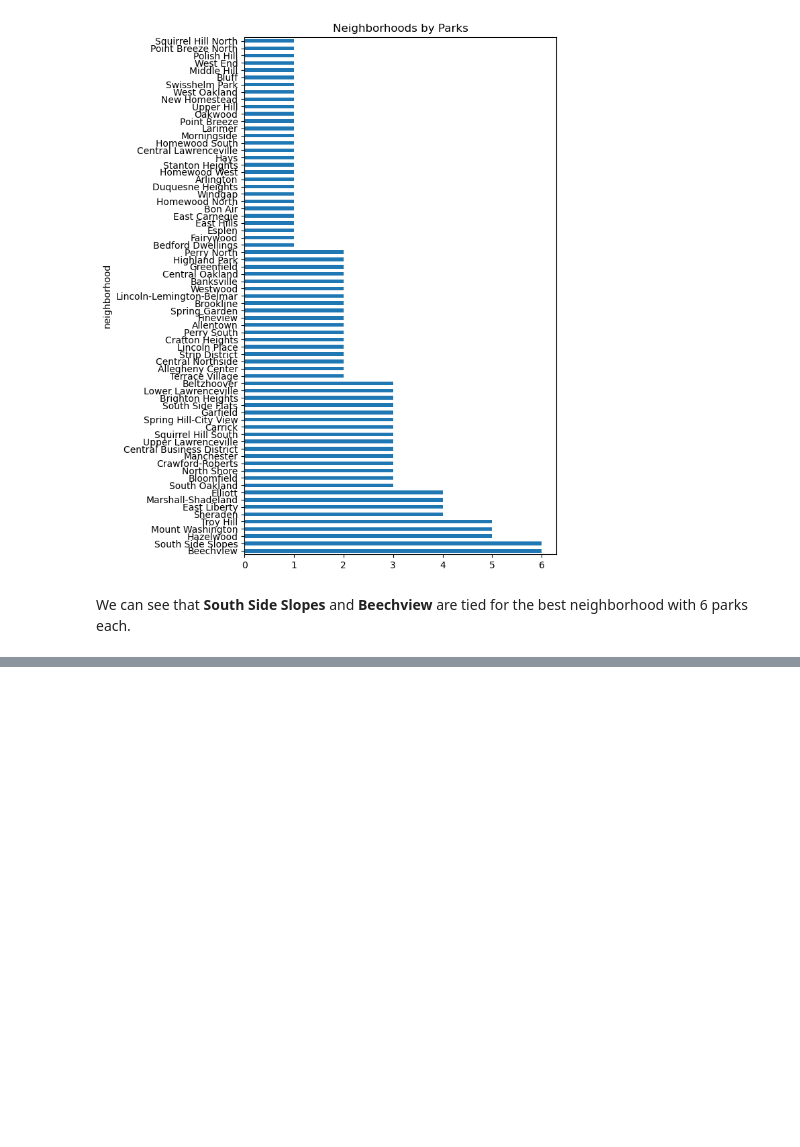
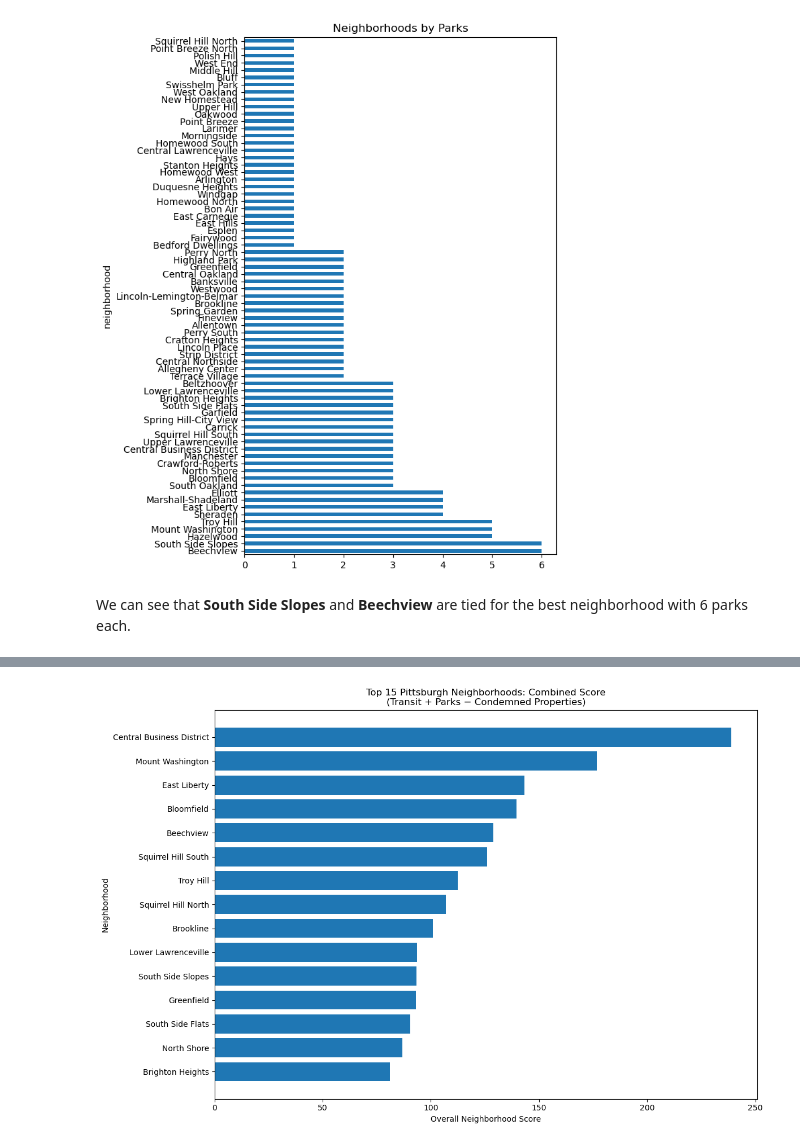
Before and after one commit to cuddlycactus21/big-ideas-final-project, a Jupyter notebook: main.ipynb, the cells around one changed output, grey strips where cells are left out. Saved outputs shown, nothing was run; the diff lists cells and outputs as text; code cells hidden in the pictures; blank space fills up the shorter version.

```diff
--- a/main.ipynb
+++ b/main.ipynb
@@ -42,0 +254,82 @@ We can see that **South Side Slopes** and **Beechview** are tied for the best ne
+# %%
+import pandas as pd
+import matplotlib.pyplot as plt
+
+#condemned/dead-end properties - from Mason
+condemned = pd.read_csv('condemnedanddead-endproperties.csv')
+
+#transit stops - from Michael
+stops = pd.read_csv('transitstops.csv')
+
+#parks - from Luke
+parks = pd.read_csv('parks.csv')
+parks = parks[parks['type'] == 'Park'][['name', 'neighborhood']]
+
+#transit stops - from Michael
+stops['route_count'] = stops['route_code'].fillna('').str.count(',') + 1
+stops['base'] = stops['mode'].map({'BUS': 1,   'RAIL': 3})
+stops['additive'] = stops['mode'].map({'BUS': 0.1, 'RAIL': 3})
+stops['stop_score'] = stops['base'] + stops['additive'] * (stops['route_count'] - 1).clip(lower=0)
+
+transit_scores = (
+    stops.groupby('hood')['stop_score']
+    .sum()
+    .reset_index()
+    .rename(columns={'hood': 'neighborhood', 'stop_score': 'transit_score'})
+)
+
+
+#scoring neighborhoods by parks amount
+parks_scores = (
+    parks.groupby('neighborhood')
+    .size()
+    .reset_index(name='park_count')
+)
+parks_scores['parks_score'] = parks_scores['park_count'] * 20
+
+
+#deducting 1 point per condemned property
+condemned_counts = (
+    condemned.groupby('neighborhood')
+    .size()
+    .reset_index(name='condemned_count')
+)
+condemned_counts['condemned_penalty'] = -1 * condemned_counts['condemned_count']
+
+
+#merging all the scores into one final master score
+
+#start from the existing transit scores that Michael made
+df = transit_scores.copy()
+df = df.merge(parks_scores[['neighborhood', 'parks_score']], on='neighborhood', how='outer')
+df = df.merge(condemned_counts[['neighborhood', 'condemned_penalty']], on='neighborhood', how='outer')
+
+#fill missing values with 0
+df[['transit_score', 'parks_score', 'condemned_penalty']] = (
+    df[['transit_score', 'parks_score', 'condemned_penalty']].fillna(0)
+)
+
+df['final_score'] = df['transit_score'] + df['parks_score'] + df['condemned_penalty']
+df = df.sort_values('final_score', ascending=False).reset_index(drop=True)
+
+#show the top 15 neighborhoods
+
+
+top15 = df.head(15)
+
+fig, ax = plt.subplots(figsize=(12, 8))
+bars = ax.barh(top15['neighborhood'], top15['final_score'])
+
+ax.set_xlabel('Overall Neighborhood Score')
+ax.set_ylabel('Neighborhood')
+ax.set_title('Top 15 Pittsburgh Neighborhoods: Combined Score\n(Transit + Parks − Condemned Properties)')
+ax.invert_yaxis()  # best at the top
+plt.tight_layout()
+plt.show()
+
+#show results
+winnerRow = df.iloc[0]
+print("Best neighborhood: "  + winnerRow['neighborhood'])
+print(winnerRow['final_score'])
+# %% [output]
+[figure, added]
```
Also changed, not shown: parts of 19 cells of this notebook.
